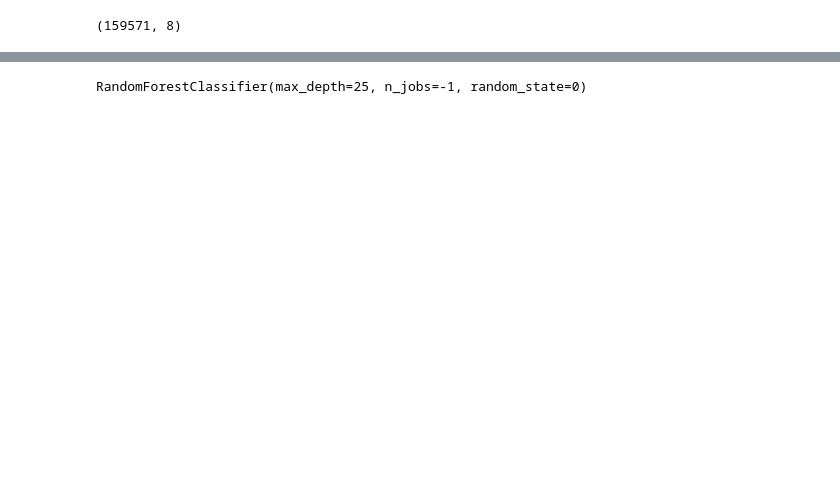
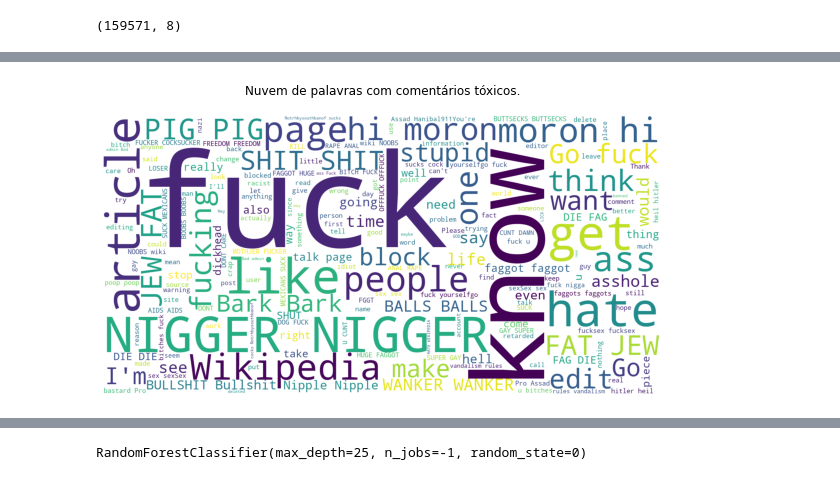
Before and after one commit to yanprada/MO444-discipline, a Jupyter notebook: trabalho_4/project_4_classificacao_binaria-checkpoint.ipynb, the cells around one changed output, grey strips where cells are left out. Saved outputs shown, nothing was run; the diff lists cells and outputs as text; code cells hidden in the pictures; blank space fills up the shorter version.

```diff
--- a/trabalho_4/project_4_classificacao_binaria-checkpoint.ipynb
+++ b/trabalho_4/project_4_classificacao_binaria-checkpoint.ipynb
@@ -21,0 +26,21 @@ df_test = pd.read_csv('.ipynb_checkpoints/test.csv')
+# %%
+def plotar_worldcloud(dataset, title):
+
+    # concatenar as palavras
+    all_summary = " ".join(s for s in dataset['comment_text'])
+
+    stop_words = set(stopwords.words('english'))
+
+    # gerar uma wordcloud
+    wordcloud = WordCloud(stopwords=stop_words,
+                          background_color="white",
+                          width=1600, height=800).generate(all_summary)
+
+
+    # mostrar a imagem final
+    fig, ax = plt.subplots(figsize=(10,6))
+    ax.imshow(wordcloud, interpolation='bilinear')
+    ax.set_axis_off()
+
+    plt.title('Nuvem de palavras com comentários '+title+'.\n')
+    plt.imshow(wordcloud);
@@ -34,0 +69,4 @@ df_train.head()
+# %%
+plotar_worldcloud(df_train[df_train['toxic']==1],'tóxicos')
+# %% [output]
+[figure, added]
```
Also changed, not shown: parts of 25 cells of this notebook.
